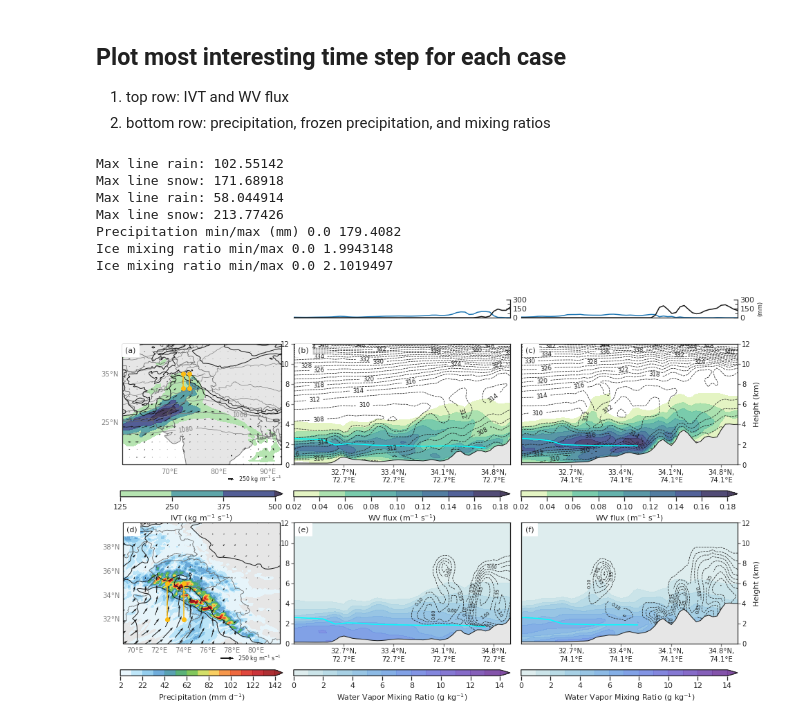
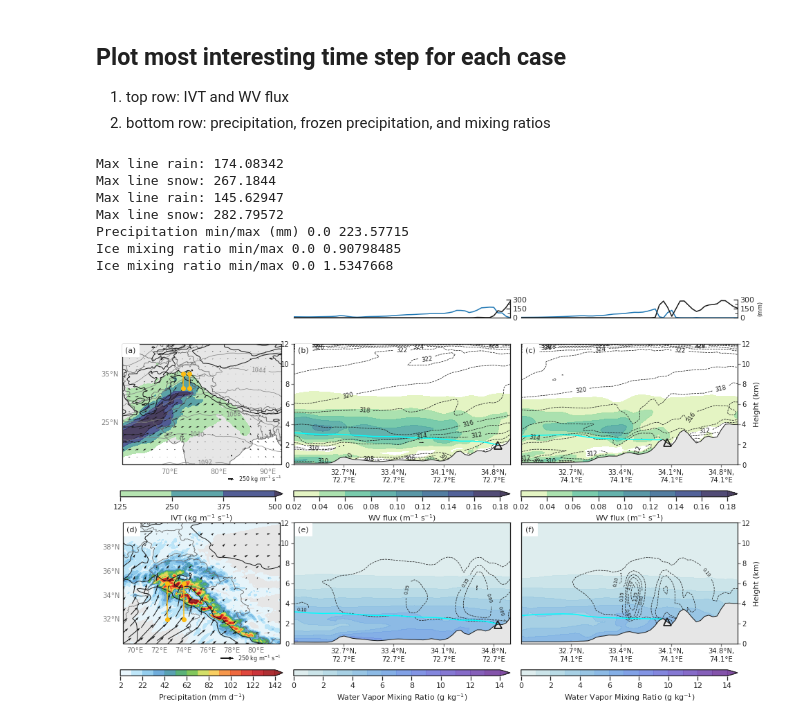
Before and after one commit to dlnash/HMA_AR_freezing_level, a Jupyter notebook: analysis/fig08-09_cross_section_static.ipynb, the cells around one changed output. Cells and saved outputs as stored; diff of their text form; code cells hidden in the pictures.

```diff
--- a/analysis/fig08-09_cross_section_static.ipynb
+++ b/analysis/fig08-09_cross_section_static.ipynb
@@ -41,10 +42,10 @@ path_to_figs = '../figs/'      # figures
 # %% [markdown]
 ## Import AR Data
 # %%
-arname = 'jan1989'
+arname = 'feb2010' ## jan1989 or feb2010
 manual = True
 # import configuration file for case study choice
-yaml_doc = '../data/config_files/ar_casestudy.yml'
+yaml_doc = '../data/other/ar_casestudy.yml'
 config = yaml.load(open(yaml_doc), Loader=yaml.SafeLoader)
 ar_dict = config[arname]
 
@@ -230,14 +231,10 @@ for i, line in enumerate(newline):
 CoordPair(lat=32.0, lon=72.6625) CoordPair(lat=35.0, lon=72.6625)
 CoordPair(lat=32.0, lon=74.0225) CoordPair(lat=35.0, lon=74.0225)
 # %%
-# merge precip and fraction of frozen precip data
-datalst = [ds_lst[2], ds_lst[4]]
-ds_prec = xr.combine_by_coords(datalst)
-ds_prec = ds_prec.assign(snow_new=lambda ds: ds.prec*ds.sr)
-ds_prec = ds_prec.assign(rain=lambda ds: ds.prec*(1-ds.sr))
-ds_prec = ds_prec.sum('time', skipna=True)
+# sum precip for duration of event
+ds_prec = ds_lst[2].sum('time', skipna=True)
 
-# interpolate precipitation and snow across cross section line
+# interpolate precipitation, snow, and freezing level across cross section line
 datalst = [ds_prec, ds_lst[3]]
 
 final_cross = []
@@ -268,8 +265,8 @@ array(142.89618, dtype=float32)
 # %%
-## get d01 terrain for synoptic plots
-fname = ar_dict['wrf_files2'][0]
-wrfin = nc.Dataset(fname)
-terrain = wrf.getvar(wrfin, 'ter', timeidx=0) # get terrain height
+# get terrain height from one wrf file
+wrf_filename = path_to_data + "dryad/WRF_norris/wrfout_d01_2010-02-04_03:00:00"
+wrfin = nc.Dataset(wrf_filename)
+ter = wrf.getvar(wrfin, 'ter', timeidx=0) # get terrain height
 # %% [markdown]
 ## Plot Cross Sections
 
@@ -323,21 +320,12 @@ dy2 = np.arange(round(lats2.min(), 0),round(lats2.max()+1, 0),2)
 def add_lines_and_points(ax):
     # Contour Lines (terrain)
     terclevs=np.array([1000, 3000])
-    terlons = terrain.XLONG.isel(south_north=0).values
-    terlats = terrain.XLAT.isel(west_east=0).values
+    terlons = ter.XLONG.isel(south_north=0).values
+    terlats = ter.XLAT.isel(west_east=0).values
     kw_clabels = {'fontsize': 5, 'inline': True, 'inline_spacing': 5, 'fmt': '%i',
                   'rightside_up': True, 'use_clabeltext': True}
-    cster = ax.contour(terlons, terlats, terrain.values, terclevs, colors='k', linewidths=1.0,
+    cster = ax.contour(terlons, terlats, ter.values, terclevs, colors='k', linewidths=1.0,
                     linestyles='solid', transform=datacrs)
-
-    # # Plot Location of ZHAMBYL radiosonde location
-    # ax.plot(71.38, 42.85, 'k^', markersize=8, transform=mapcrs)
-    # # Plot Location of DELHI radiosonde location
-    # ax.plot(77.20, 28.58, 'kv', markersize=8, transform=mapcrs)
-    # plot landslide location (if true)
-    # plot landslide location (if true)
-    # ax.plot(ar_dict['landslide_loc'][0], ar_dict['landslide_loc'][1], alpha=0.7,
-    #         marker='D', mec='k', mfc='#efa91b', markersize=8, transform=mapcrs)
 
     # add cross section lines
     for i, line in enumerate(newline):
@@ -408,7 +396,7 @@ for j, prec in enumerate(prec_crs):
     print('Max line rain:', np.nanmax(y))
 
     # WRF SNOW
-    y = prec.snow_new.values
+    y = prec.snow.values
     ax.plot(x, y, color='k')
     print('Max line snow:', np.nanmax(y))
 
@@ -562,7 +550,7 @@ ax = draw_basemap(ax, extent=ext2, xticks=dx2, yticks=dy2, left_lats=True, right
 # Contour Filled
 data = ds_lst[2]
 data = data.resample(time="1D").sum('time')
-data = data.prec.sel(time=dateofinterest_prec)
+data = data.prec_new.sel(time=dateofinterest_prec)
 prec = data.values
 lats = data.lat.values
 lons = data.lon.values
@@ -643,38 +631,38 @@ for j, cross in enumerate(datalst):
     ax.set_xticks(x_ticks[12::skip])
     ax.set_xticklabels([textwrap.fill(label, 8) for label in x_labels[12::skip]], fontsize=10)
 
     # add text title
     ax.text(xpt, ypt, ttl[j], ha='left', va='top', transform=ax.transAxes, fontsize=11., backgroundcolor='white', zorder=101)
 
     # Set the yaxis label
     if j > 0:
         ax.yaxis.set_label_position("right")
         ax.yaxis.tick_right()
         ax.set_ylabel("Height (km)", fontsize=11)
 
     # apply tick parameters
     ax.tick_params(direction='out',
                    labelsize=10,
                    length=4,
                    pad=2,
                    color='gray')
 
     # Add color bar
     cbax = plt.subplot(gs[4,j+1]) # colorbar axis
     cb = Colorbar(ax = cbax, mappable = cf, orientation = 'horizontal', ticklocation = 'bottom')
     cb.set_label('Water Vapor Mixing Ratio (g kg$^{-1}$)', fontsize=11)
 
 ## Save figure
 plt.savefig(filepath, dpi=300, bbox_inches='tight')
 
 # Show
 plt.show()
 # %% [output]
-Max line rain: 102.55142
-Max line snow: 171.68918
-Max line rain: 58.044914
-Max line snow: 213.77426
-Precipitation min/max (mm) 0.0 179.4082
-Ice mixing ratio min/max 0.0 1.9943148
-Ice mixing ratio min/max 0.0 2.1019497
+Max line rain: 174.08342
+Max line snow: 267.1844
+Max line rain: 145.62947
+Max line snow: 282.79572
+Precipitation min/max (mm) 0.0 223.57715
+Ice mixing ratio min/max 0.0 0.90798485
+Ice mixing ratio min/max 0.0 1.5347668
-[figure, old version]
+[figure, new version]
```
Also changed, not shown: parts of 6 cells of this notebook, 29 other files.
